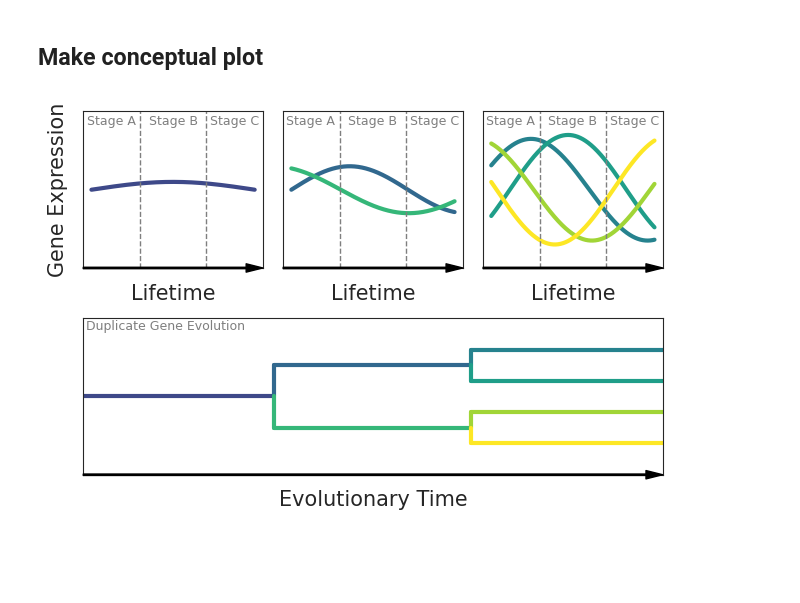
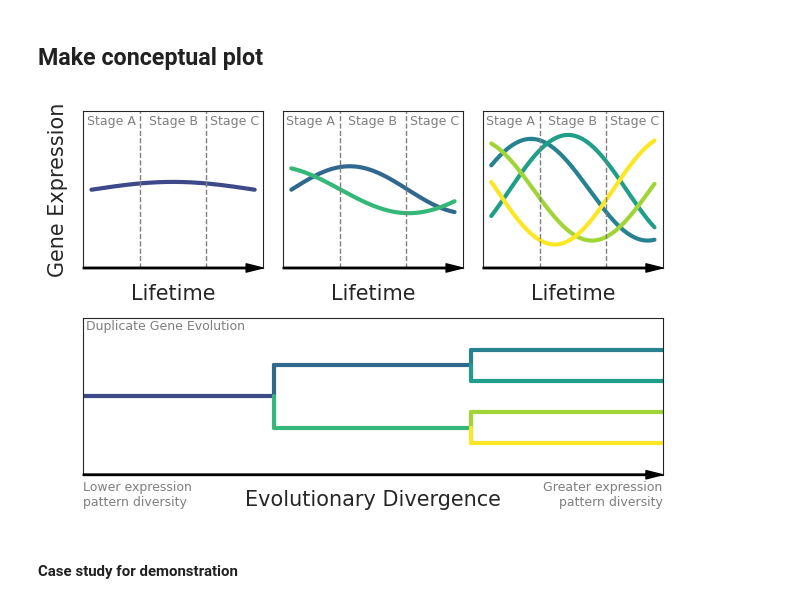
Before and after one commit to gabe-dubose/mtstp, a Jupyter notebook: analysis/notebooks/00_conceptual_framework.ipynb, the cells around one changed output. Saved outputs shown, nothing was run; the diff lists cells and outputs as text; code cells hidden in the pictures; blank space fills up the shorter version.

```diff
--- a/analysis/notebooks/00_conceptual_framework.ipynb
+++ b/analysis/notebooks/00_conceptual_framework.ipynb
@@ -87,7 +92,7 @@ ax4.axhline(y=0.8, xmin=0.67, linewidth=3, color=viridis_discrete[4])
 ax4.axhline(y=0.6, xmin=0.67, linewidth=3, color=viridis_discrete[5])
 ax4.axhline(y=0.4, xmin=0.67, linewidth=3, color=viridis_discrete[8])
 ax4.axhline(y=0.2, xmin=0.67, linewidth=3, color=viridis_discrete[9])
-ax4.set_xlabel('Evolutionary Time', fontsize=15)
+ax4.set_xlabel('Evolutionary Divergence', fontsize=15)
 
 ax1.set_ylabel('Gene Expression', fontsize=15)
 ax1.set_xlabel('Lifetime', fontsize=15)
@@ -135,32 +140,37 @@ ax2.annotate('', xy=(1.05, -1), xytext=(-0.05, -1),
              arrowprops=dict(color='black', width=1, headwidth=6))
 ax3.annotate('', xy=(1.05, -1), xytext=(-0.05, -1),
              arrowprops=dict(color='black', width=1, headwidth=6))
 
 ax4.annotate('', xy=(1, 0), xytext=(0, 0),
              arrowprops=dict(color='black', width=1, headwidth=6))
 
 #add stages
 ax1.axvline(x=0.3, linewidth=1, color='tab:gray', linestyle='--')
 ax1.axvline(x=0.7, linewidth=1, color='tab:gray', linestyle='--')
 ax1.text(x=-0.03, y=0.83, s="Stage A", fontsize=9, color='tab:gray')
 ax1.text(x=0.35, y=0.83, s="Stage B", fontsize=9, color='tab:gray')
 ax1.text(x=0.725, y=0.83, s="Stage C", fontsize=9, color='tab:gray')
 
 ax2.axvline(x=0.3, linewidth=1, color='tab:gray', linestyle='--')
 ax2.axvline(x=0.7, linewidth=1, color='tab:gray', linestyle='--')
 ax2.text(x=-0.03, y=0.83, s="Stage A", fontsize=9, color='tab:gray')
 ax2.text(x=0.35, y=0.83, s="Stage B", fontsize=9, color='tab:gray')
 ax2.text(x=0.725, y=0.83, s="Stage C", fontsize=9, color='tab:gray')
 
 ax3.axvline(x=0.3, linewidth=1, color='tab:gray', linestyle='--')
 ax3.axvline(x=0.7, linewidth=1, color='tab:gray', linestyle='--')
 ax3.text(x=-0.03, y=0.83, s="Stage A", fontsize=9, color='tab:gray')
 ax3.text(x=0.35, y=0.83, s="Stage B", fontsize=9, color='tab:gray')
 ax3.text(x=0.725, y=0.83, s="Stage C", fontsize=9, color='tab:gray')
 
 ax4.text(x=0.005, y=0.925, s="Duplicate Gene Evolution", fontsize=9, color='tab:gray')
+ax4.text(x=1, y=-0.2, s="Greater expression\npattern diversity", horizontalalignment='right', fontsize=9, color='tab:gray')
+
+ax4.text(x=0, y=-0.2, s="Lower expression\npattern diversity", horizontalalignment='left', fontsize=9, color='tab:gray')
 
 plt.tight_layout()
-plt.savefig('/home/gabe/Desktop/mtstp/figures/conceptual_figure.pdf', bbox_inches='tight')
+plt.savefig('/home/gabe/Desktop/mtstp/figures/primary/conceptual_figure.pdf', bbox_inches='tight')
 # %% [output]
-[figure, old version]
+[figure, new version]
+# %% [markdown]
+#### Case study for demonstration
```
Also changed, not shown: parts of 17 cells of this notebook, 5 other files.
